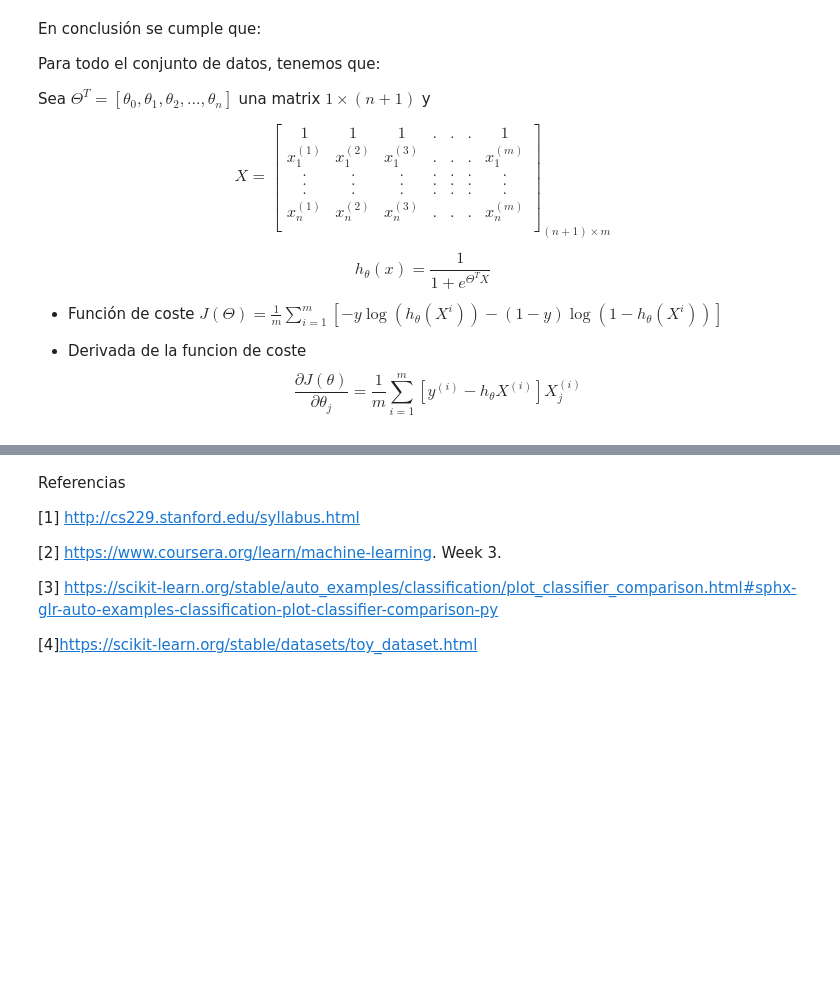
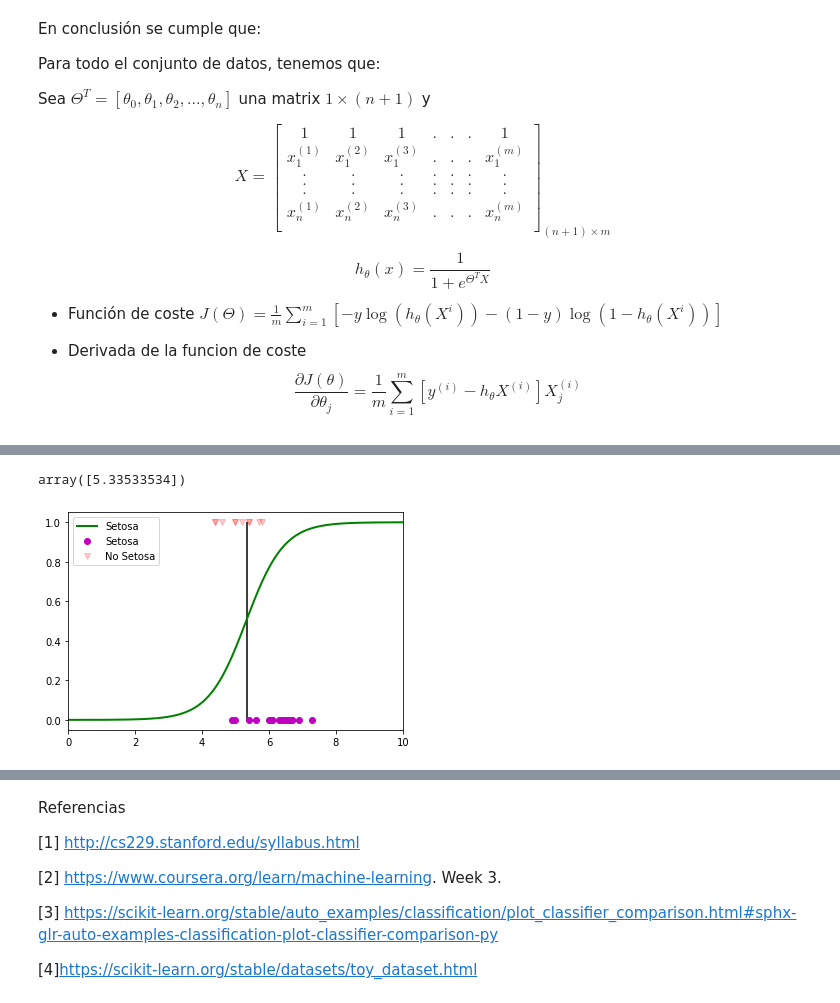
Before and after one commit to hernansalinas/Curso_aprendizaje_estadistico, a Jupyter notebook: Sesiones/Sesion_08_clasificacion.ipynb, the cells around one changed output, grey strips where cells are left out. Cells and saved outputs as stored; diff of their text form; code cells hidden in the pictures; blank space fills up the shorter version.

```diff
--- a/Sesiones/Sesion_08_clasificacion.ipynb
+++ b/Sesiones/Sesion_08_clasificacion.ipynb
@@ -328,0 +420,11 @@ Sea A, B, C las tres clases. Para estos valores definir:
+# %%
+#Seleccion de valores de y
+# Tomemos solo una caractgeristicas por motivos didacticos
+y_train = (df_train['Target'] == 0).astype(np.float) # forma rapida, se puede one hot enconder
+X_train = df_train.iloc[:,0:1].values
+
+y_test = (df_test['Target'] == 0).astype(np.float)
+X_test = df_test.iloc[:,0:1].values
+# %%
+log_reg = LogisticRegression()
+log_reg.fit(X_train, y_train)
@@ -328,0 +439,4 @@ Sea A, B, C las tres clases. Para estos valores definir:
+# %%
+# Determinacion de la frontera
+X_new = np.linspace(-10, 10, 1000).reshape(-1, 1)#Generamos los valores de X_new
+prob = log_reg.predict_proba(X_new)
@@ -328,0 +453,18 @@ Sea A, B, C las tres clases. Para estos valores definir:
+# %%
+decision_boundary = X_new[prob[:, 0] >= 0.5][0]
+decision_boundary
+# %% [output]
+array([5.33533534])
+# %%
+plt.figure()
+#Regresion Logistica
+plt.plot(X_new, prob[:, 0], "g-", linewidth=2, label="Setosa")
+# Forntera de desicion
+plt.plot(X_train[y_train==0], y_train[y_train==0],"mo",label = "Setosa")
+plt.plot(X_train[y_train==1], y_train[y_train==1],"rv",alpha=0.2,label="No Setosa")
+plt.xlim(0.0,10)
+plt.legend()
+plt.vlines(decision_boundary, 0,1)
+plt.show()
+# %% [output]
+[figure, added]
```
Also changed, not shown: parts of 22 cells of this notebook.
